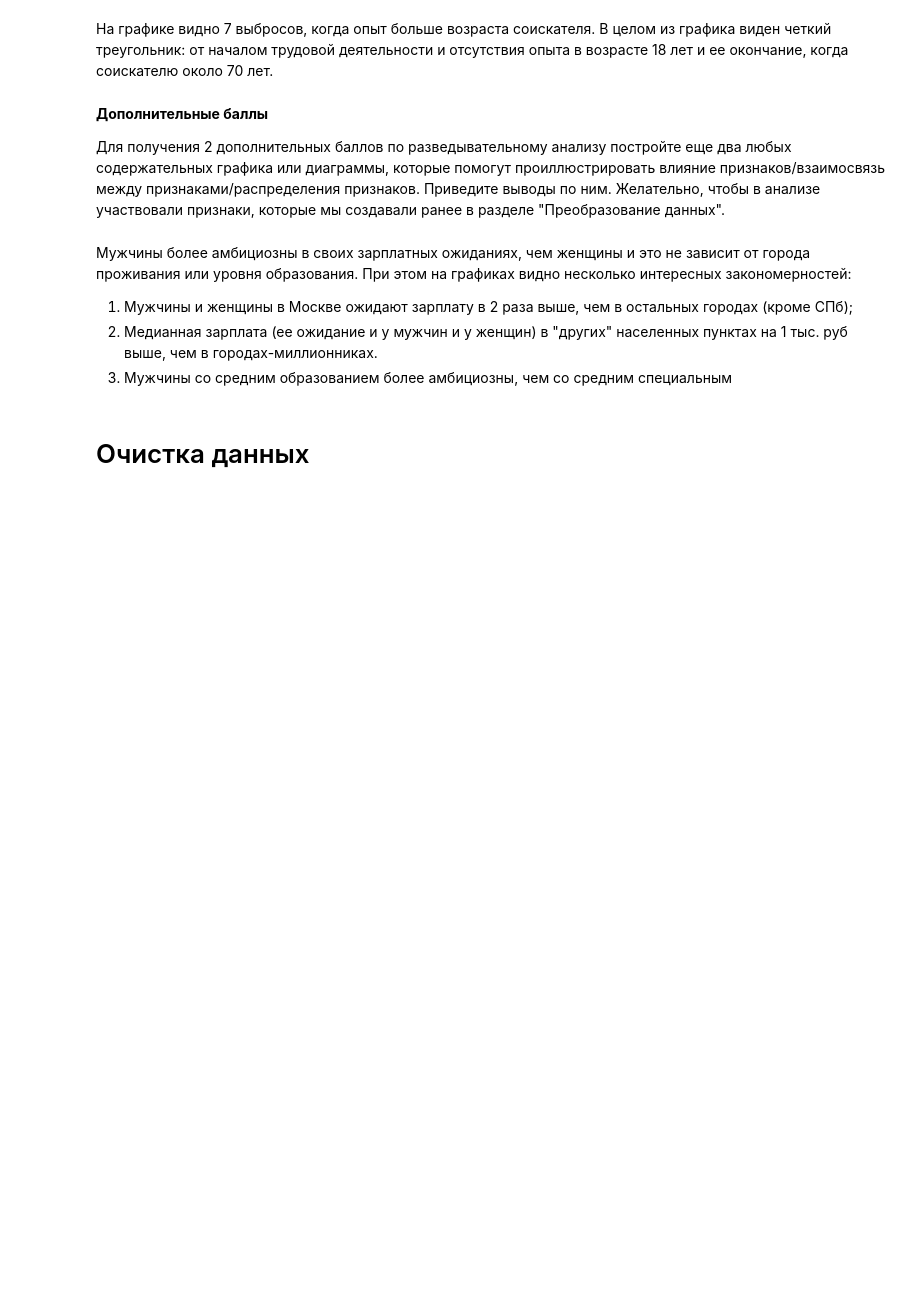
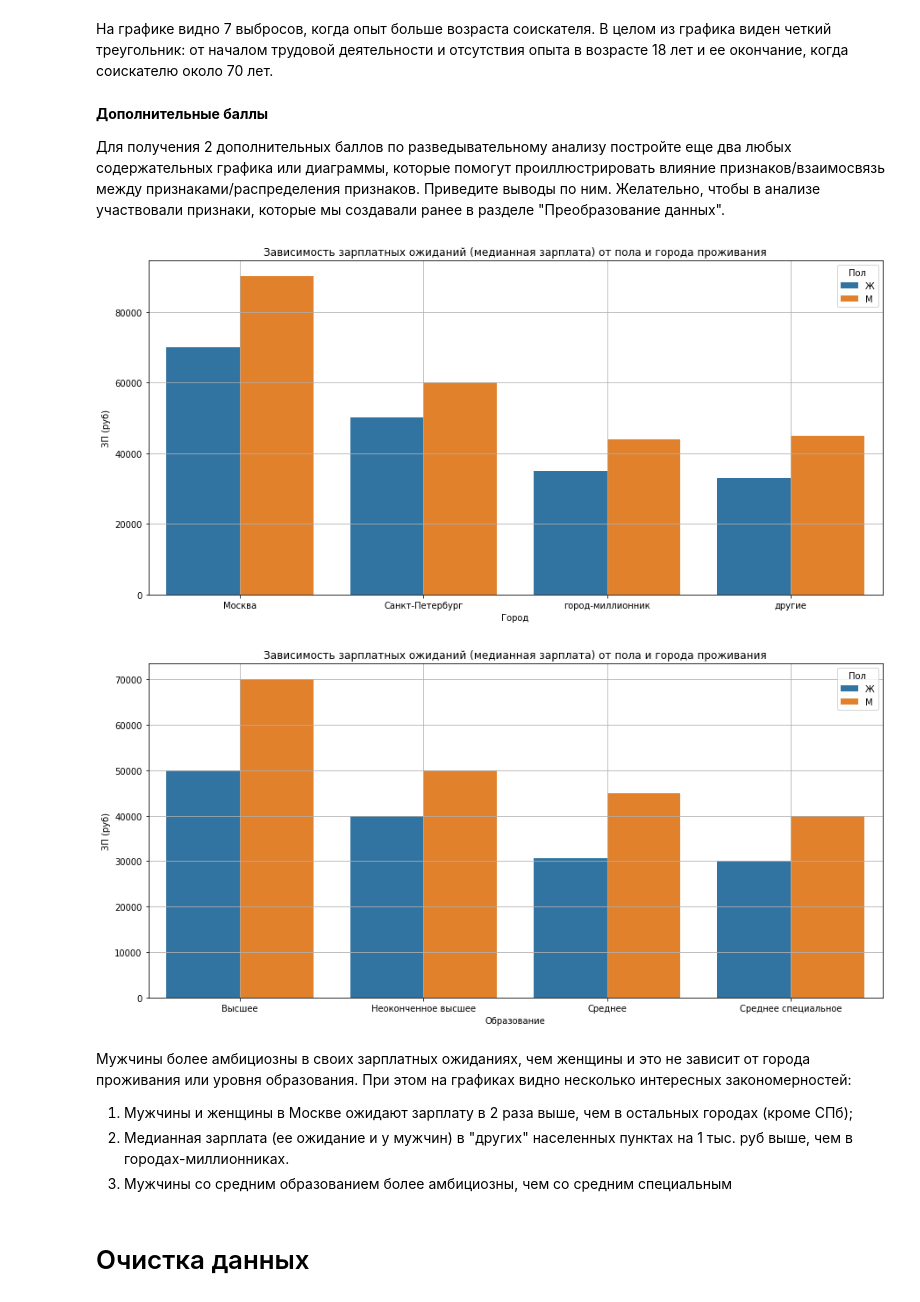
Before and after one commit to ConstantinVP/DS_learning, a Jupyter notebook: Project 1/Project 1.ipynb, the cells around one changed output. Drawn from its saved outputs; the diff is of its cells as text; code cells hidden in the pictures; blank space fills up the shorter version.

```diff
--- a/Project 1/Project 1.ipynb
+++ b/Project 1/Project 1.ipynb
@@ -644,30 +659,39 @@ ax.set_title('Зависимость опыта работы от возраст
 Для получения 2 дополнительных баллов по разведывательному анализу постройте еще два любых содержательных графика или диаграммы, которые помогут проиллюстрировать влияние признаков/взаимосвязь между признаками/распределения признаков. Приведите выводы по ним. Желательно, чтобы в анализе участвовали признаки, которые мы создавали ранее в разделе "Преобразование данных".
 # %%
 bar_data4 = hh_data.groupby(['Пол', 'Город'], as_index=False)[['ЗП (руб)']].median()
-fig7 = px.bar(
-    data_frame=bar_data4,
+fig7 = plt.figure(figsize=(15, 7))
+boxplot = sns.barplot(
+    data=bar_data4,
     y='ЗП (руб)',
     x='Город',
-    barmode="group",
-    color='Пол',
-    title='Зависимость зарплатных ожиданий (медианная зарплата) от пола и города проживания'
+    orient='v',
+    hue = 'Пол'
 )
-fig7.show()
+boxplot.set_title('Зависимость зарплатных ожиданий (медианная зарплата) от пола и города проживания')
+boxplot.set_xlabel('Город')
+boxplot.set_ylabel('ЗП (руб)')
+boxplot.grid()
 
 bar_data5 = hh_data.groupby(['Пол', 'Образование'], as_index=False)[['ЗП (руб)']].median()
-fig8 = px.bar(
-    data_frame=bar_data5,
+fig8 = plt.figure(figsize=(15, 7))
+boxplot = sns.barplot(
+    data=bar_data5,
     y='ЗП (руб)',
     x='Образование',
-    barmode="group",
-    color='Пол',
-    title='Зависимость зарплатных ожиданий (медианная зарплата) от пола и образования'
+    orient='v',
+    hue = 'Пол'
 )
-fig8.show()
+boxplot.set_title('Зависимость зарплатных ожиданий (медианная зарплата) от пола и города проживания')
+boxplot.set_xlabel('Образование')
+boxplot.set_ylabel('ЗП (руб)')
+boxplot.grid()
+# %% [output]
+[figure, added]
+[figure, added]
 # %% [markdown]
 Мужчины более амбициозны в своих зарплатных ожиданиях, чем женщины и это не зависит от города проживания или уровня образования. При этом на графиках видно несколько интересных закономерностей:
 1. Мужчины и женщины в Москве ожидают зарплату в 2 раза выше, чем в остальных городах (кроме СПб);
-2. Медианная зарплата (ее ожидание и у мужчин и у женщин) в "других" населенных пунктах на 1 тыс. руб выше, чем в городах-миллионниках.
+2. Медианная зарплата (ее ожидание и у мужчин) в "других" населенных пунктах на 1 тыс. руб выше, чем в городах-миллионниках.
 3. Мужчины со средним образованием более амбициозны, чем со средним специальным
 # %% [markdown]
 # Очистка данных
```
Also changed, not shown: parts of 3 cells of this notebook, 1 other file.
